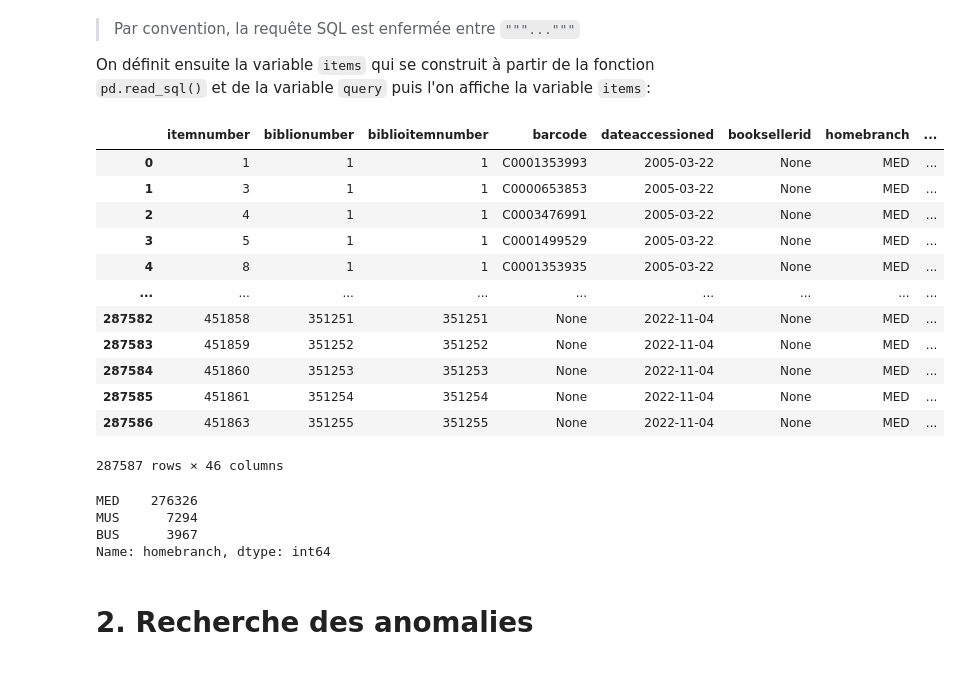
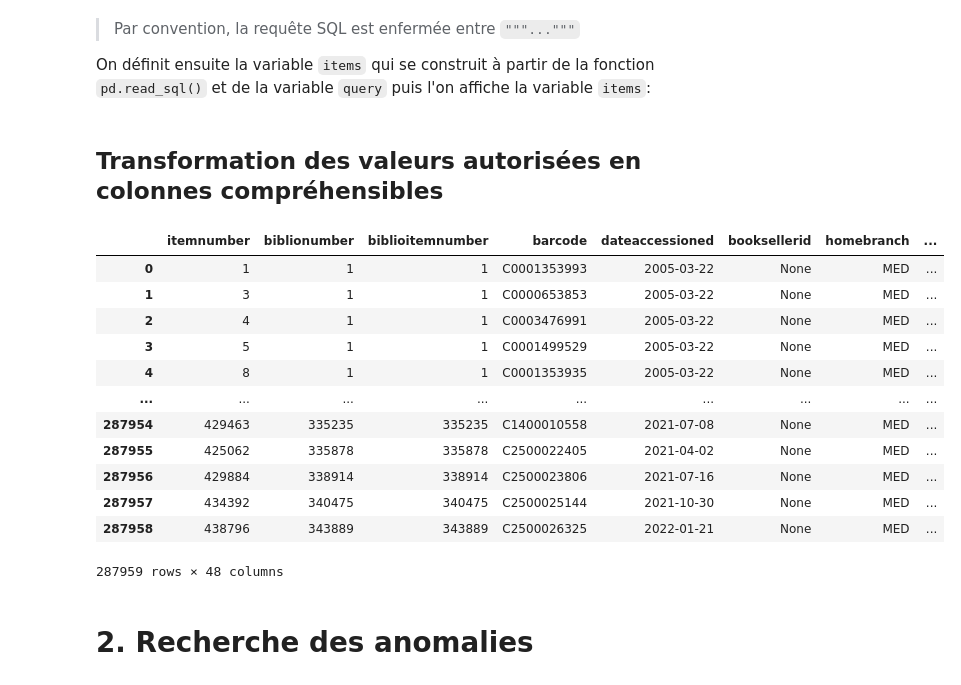
Before and after one commit to ragbx/kibini2, a Jupyter notebook: kibini/adm_analyse_exemplaires.ipynb, the cells around one changed output. Saved outputs shown, nothing was run; the diff lists cells and outputs as text; code cells hidden in the pictures.

```diff
--- a/kibini/adm_analyse_exemplaires.ipynb
+++ b/kibini/adm_analyse_exemplaires.ipynb
@@ -22,30 +25,33 @@ JOIN koha_prod.biblioitems bi ON bi.biblionumber = i.biblionumber """
 > Par convention, la requête SQL est enfermée entre `"""..."""`
 
 On définit ensuite la variable `items` qui se construit à partir de la fonction `pd.read_sql()` et de la variable `query` puis l'on affiche la variable `items`:
-# %%
-items = pd.read_sql(query, db_conn)
-items
-# %% [output]
-|  | itemnumber | biblionumber | biblioitemnumber | barcode | dateaccessioned | booksellerid | homebranch | ... |
-| 0 | 1 | 1 | 1 | C0001353993 | 2005-03-22 | None | MED | ... |
-| 1 | 3 | 1 | 1 | C0000653853 | 2005-03-22 | None | MED | ... |
-| 2 | 4 | 1 | 1 | C0003476991 | 2005-03-22 | None | MED | ... |
-| 3 | 5 | 1 | 1 | C0001499529 | 2005-03-22 | None | MED | ... |
-| 4 | 8 | 1 | 1 | C0001353935 | 2005-03-22 | None | MED | ... |
-| ... | ... | ... | ... | ... | ... | ... | ... | ... |
-| 287582 | 451858 | 351251 | 351251 | None | 2022-11-04 | None | MED | ... |
-| 287583 | 451859 | 351252 | 351252 | None | 2022-11-04 | None | MED | ... |
-| 287584 | 451860 | 351253 | 351253 | None | 2022-11-04 | None | MED | ... |
-| 287585 | 451861 | 351254 | 351254 | None | 2022-11-04 | None | MED | ... |
-| 287586 | 451863 | 351255 | 351255 | None | 2022-11-04 | None | MED | ... |
-287587 rows × 46 columns
-# %%
-items['homebranch'].value_counts()
-# %% [output]
-MED    276326
-MUS      7294
-BUS      3967
-Name: homebranch, dtype: int64
+# %% [markdown]
+## Transformation des valeurs autorisées en colonnes compréhensibles
+# %%
+query2 = """SELECT av.authorised_value,av.lib
+FROM koha_prod.authorised_values av
+WHERE category = 'damaged'"""
+# %%
+damaged_va = pd.read_sql(query2, db_conn)
+damaged_va['authorised_value'] = damaged_va['authorised_value'].astype(str)
+# %%
+items_damaged_va = items.merge(damaged_va, left_on="damaged", right_on="authorised_value")
+items_damaged_va = items_damaged_va.rename(columns={"authorised_value": "valeurs autorisées", "lib": "endommagé"})
+items_damaged_va
+# %% [output]
+|  | itemnumber | biblionumber | biblioitemnumber | barcode | dateaccessioned | booksellerid | homebranch | ... |
+| 0 | 1 | 1 | 1 | C0001353993 | 2005-03-22 | None | MED | ... |
+| 1 | 3 | 1 | 1 | C0000653853 | 2005-03-22 | None | MED | ... |
+| 2 | 4 | 1 | 1 | C0003476991 | 2005-03-22 | None | MED | ... |
+| 3 | 5 | 1 | 1 | C0001499529 | 2005-03-22 | None | MED | ... |
+| 4 | 8 | 1 | 1 | C0001353935 | 2005-03-22 | None | MED | ... |
+| ... | ... | ... | ... | ... | ... | ... | ... | ... |
+| 287954 | 429463 | 335235 | 335235 | C1400010558 | 2021-07-08 | None | MED | ... |
+| 287955 | 425062 | 335878 | 335878 | C2500022405 | 2021-04-02 | None | MED | ... |
+| 287956 | 429884 | 338914 | 338914 | C2500023806 | 2021-07-16 | None | MED | ... |
+| 287957 | 434392 | 340475 | 340475 | C2500025144 | 2021-10-30 | None | MED | ... |
+| 287958 | 438796 | 343889 | 343889 | C2500026325 | 2022-01-21 | None | MED | ... |
+287959 rows × 48 columns
 # %% [markdown]
 # 2. Recherche des anomalies
 # %% [markdown]
```
Also changed, not shown: parts of 66 cells of this notebook, 9 other files.
